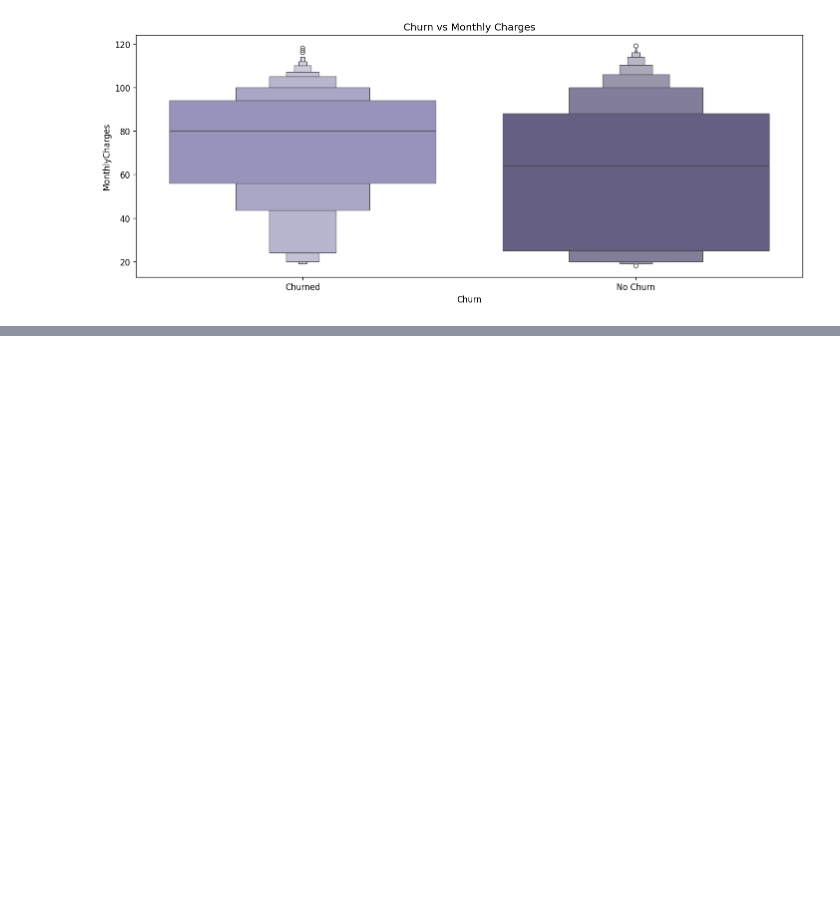
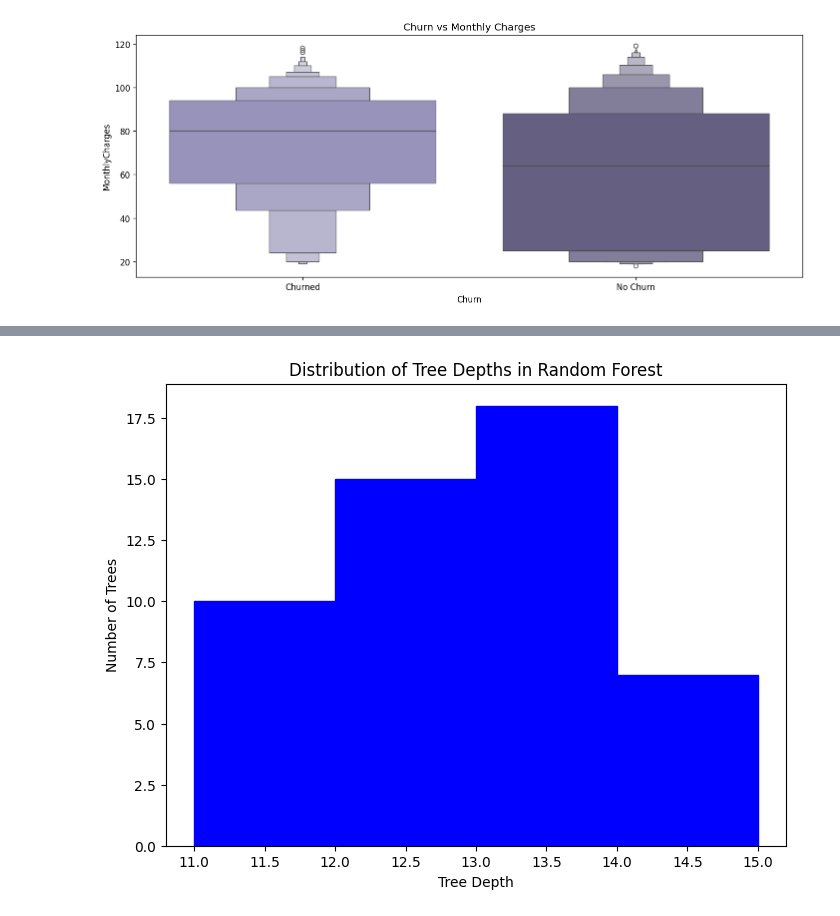
Before and after one commit to Snowman092/WIL-Group7, a Jupyter notebook: wil tele churn.ipynb, the cells around one changed output, grey strips where cells are left out. Drawn from its saved outputs; the diff is of its cells as text; code cells hidden in the pictures; blank space fills up the shorter version.

```diff
--- a/wil tele churn.ipynb
+++ b/wil tele churn.ipynb
@@ -444,0 +555,11 @@ plt.show()
+# %%
+# Get the maximum depth of each decision tree in the random forest
+tree_depths = [tree.tree_.max_depth for tree in best_alg.estimators_]
+plt.figure(figsize=(8, 6), dpi=100)
+plt.hist(tree_depths, bins='auto', color='blue', edgecolor='blue')
+plt.xlabel('Tree Depth')
+plt.ylabel('Number of Trees')
+plt.title('Distribution of Tree Depths in Random Forest')
+plt.show()
+# %% [output]
+[figure, added]
```
Also changed, not shown: parts of 7 cells of this notebook, 1 other file.
